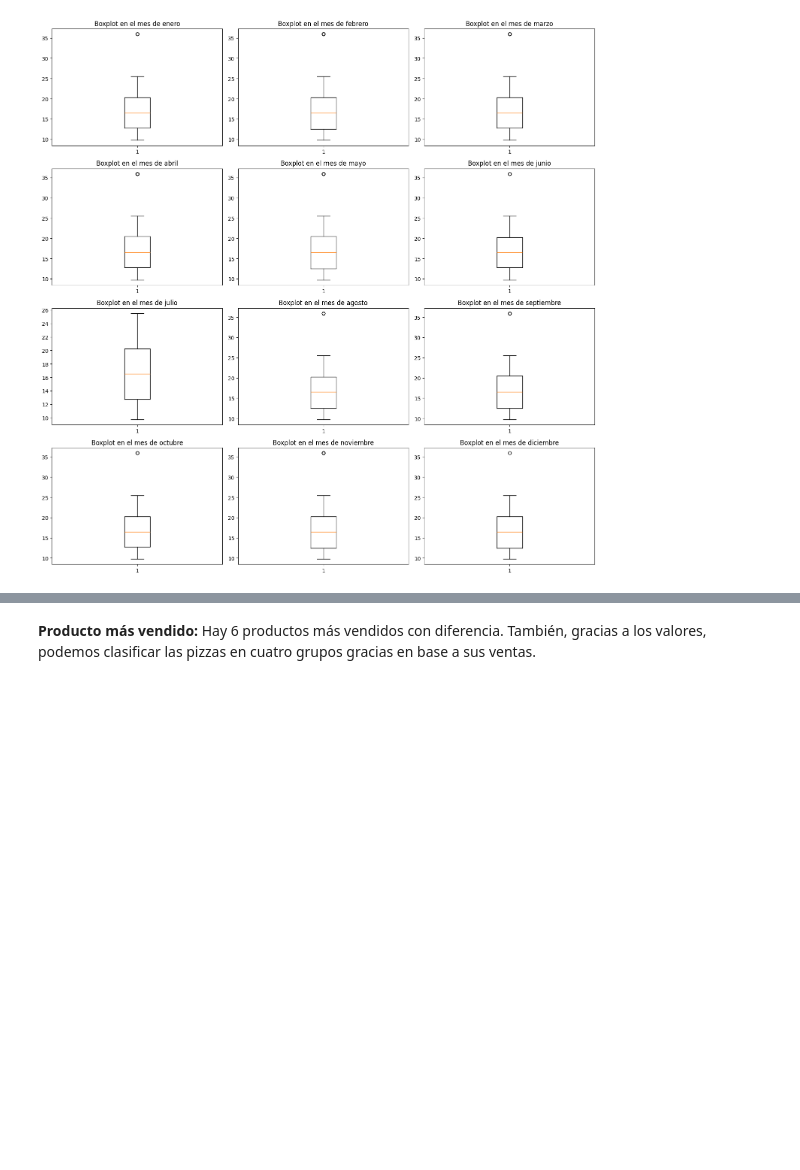
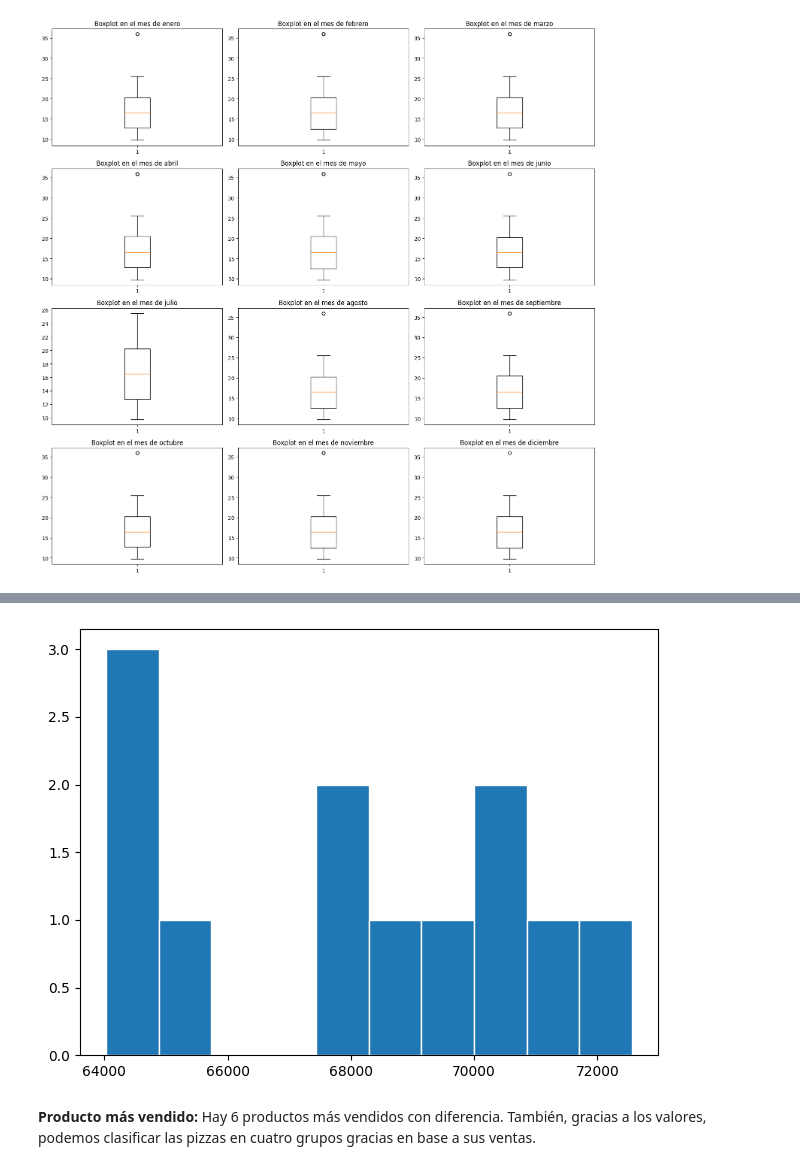
Before and after one commit to DJChincuini/PizzaParty__DataAnalytics-and-IA, a Jupyter notebook: Informe EDA.ipynb, the cells around one changed output, grey strips where cells are left out. Drawn from its saved outputs; the diff is of its cells as text; code cells hidden in the pictures; blank space fills up the shorter version.

```diff
--- a/Informe EDA.ipynb
+++ b/Informe EDA.ipynb
@@ -120,3 +136,23 @@ plt.show()
+# %%
+df['date'] = pd.to_datetime(df['date'], format='%d/%m/%Y')
+
+ventas_meses = []
+contador = 1
+
+for i in range(12):
+    i = df[df['date'].dt.month == contador]
+    i = i['price'].sum()
+
+    ventas_meses.append(i)
+    contador += 1
+
+
+plt.hist(ventas_meses,edgecolor='white')
+#plt.xticks(rotation=45)
+plt.tight_layout()
+plt.show()
+# %% [output]
+[figure, added]
 # %% [markdown]
 **Producto más vendido:** Hay 6 productos más vendidos con diferencia. También, gracias a los valores, podemos clasificar las pizzas en cuatro grupos gracias en base a sus ventas.
 # %%
```
Also changed, not shown: parts of 1 cell of this notebook.
